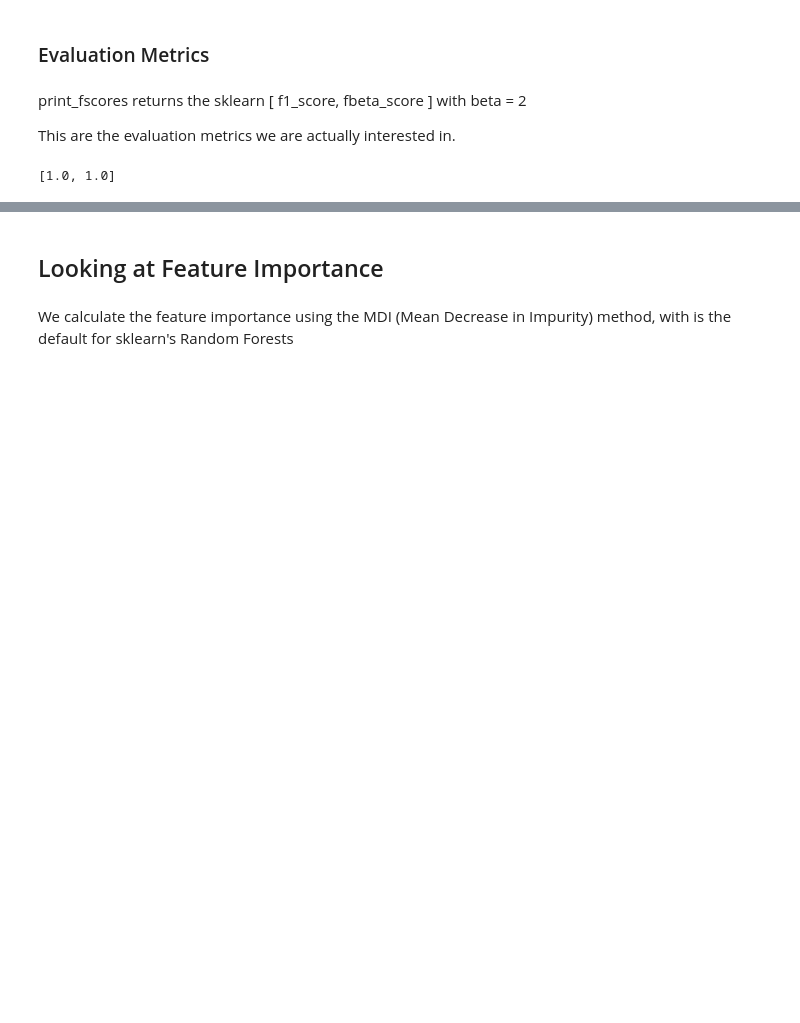
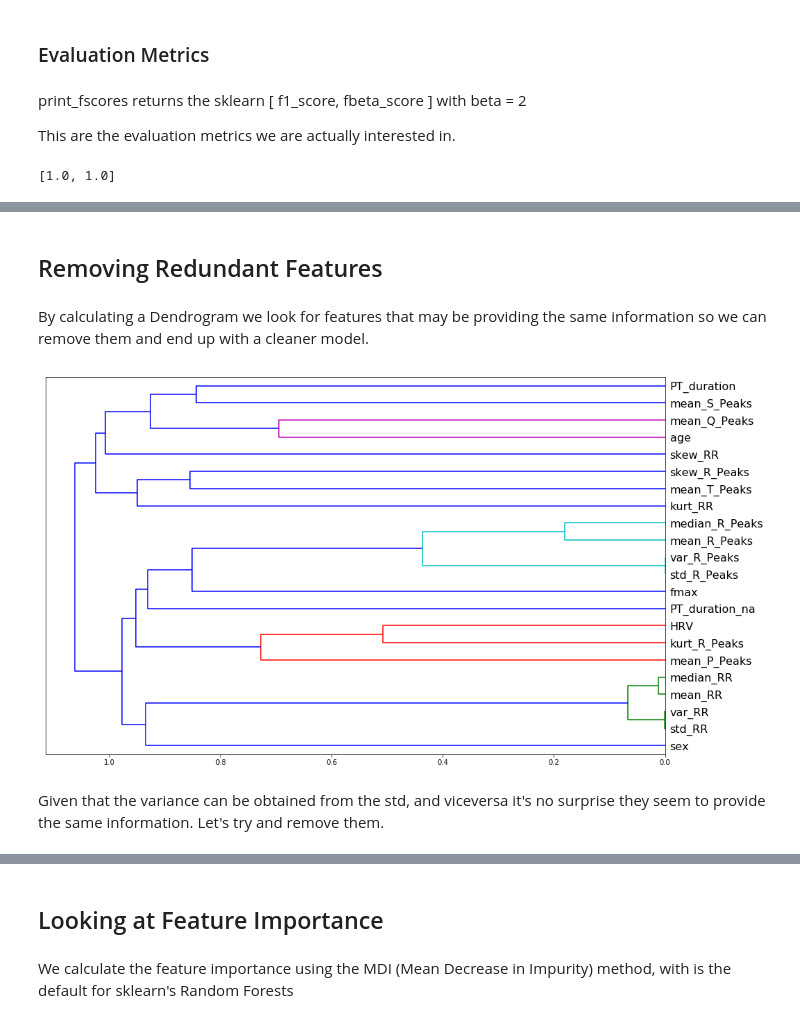
Before and after one commit to tomiambro/phys2020Classifier, a Jupyter notebook: AFDetection.ipynb, the cells around one changed output, grey strips where cells are left out. Drawn from its saved outputs; the diff is of its cells as text; code cells hidden in the pictures; blank space fills up the shorter version.

```diff
--- a/AFDetection.ipynb
+++ b/AFDetection.ipynb
@@ -277,0 +276,4 @@ INFO: 'AF_feature_testing' does not exist. Creating a new experiment
+# %% [markdown]
+## Removing Redundant Features
+# %% [markdown]
+By calculating a Dendrogram we look for features that may be providing the same information so we can remove them and end up with a cleaner model.
@@ -277,0 +282,11 @@ INFO: 'AF_feature_testing' does not exist. Creating a new experiment
+# %%
+corr = np.round(scipy.stats.spearmanr(X_train).correlation, 4)
+corr_condensed = hc.distance.squareform(1-corr)
+z = hc.linkage(corr_condensed, method='average')
+fig = plt.figure(figsize=(16,10))
+dendrogram = hc.dendrogram(z, labels=X_train.columns, orientation='left', leaf_font_size=16)
+plt.show()
+# %% [output]
+[figure, added]
+# %% [markdown]
+Given that the variance can be obtained from the std, and viceversa it's no surprise they seem to provide the same information. Let's try and remove them.
```
Also changed, not shown: parts of 28 cells of this notebook, 2 other files.
